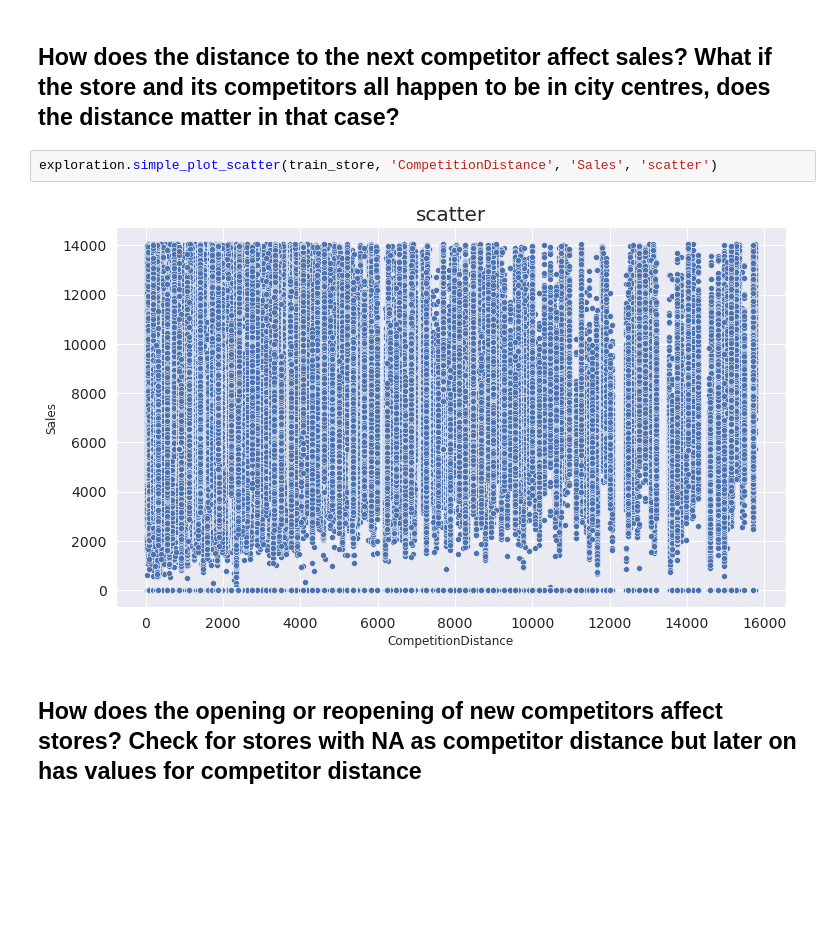
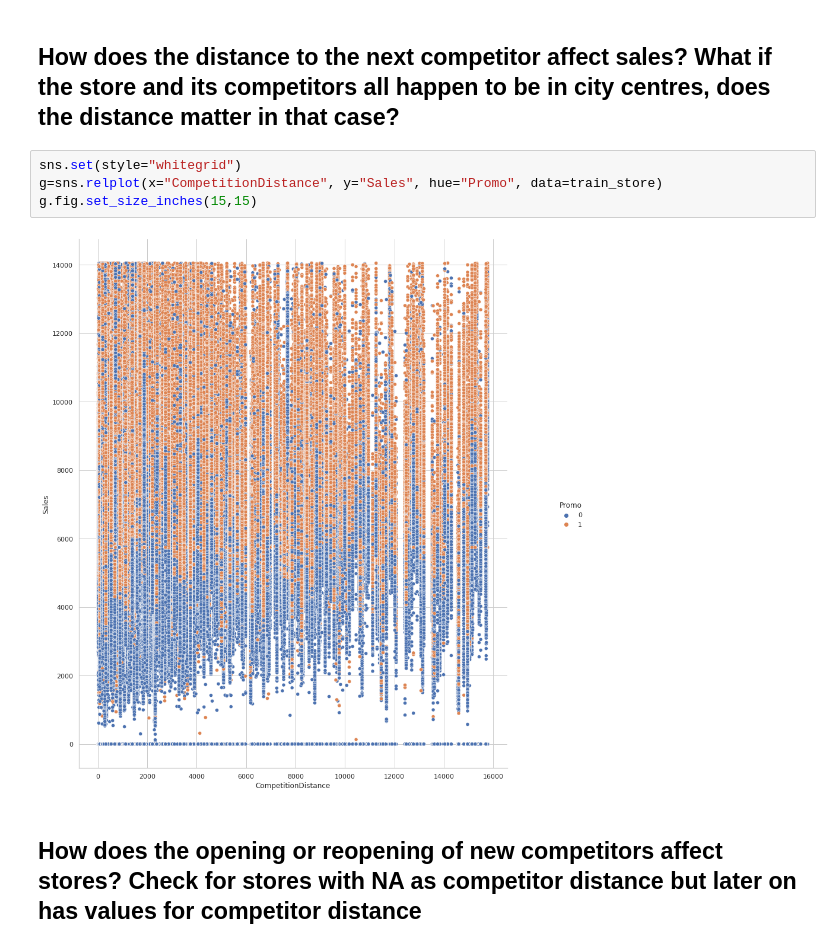
Before and after one commit to abel-blue/pharmaceutical-sales-prediction, a Jupyter notebook: notebooks/data_exploration.ipynb, the cells around one changed output. Cells and saved outputs as stored; diff of their text form; blank space fills up the shorter version.

```diff
--- a/notebooks/data_exploration.ipynb
+++ b/notebooks/data_exploration.ipynb
@@ -350,9 +350,11 @@ sns.barplot(x='Assortment', y='Customers', data=train_store,  ax=axis2)
 [figure]
 # %% [markdown]
 ## How does the distance to the next competitor affect sales? What if the store and its competitors all happen to be in city centres, does the distance matter in that case?
-# %%
-exploration.simple_plot_scatter(train_store, 'CompetitionDistance', 'Sales', 'scatter')
-# %% [output]
-[figure, removed]
+# %%
+sns.set(style="whitegrid")
+g=sns.relplot(x="CompetitionDistance", y="Sales", hue="Promo", data=train_store)
+g.fig.set_size_inches(15,15)
+# %% [output]
+[figure, added]
 # %% [markdown]
 ## How does the opening or reopening of new competitors affect stores? Check for stores with NA as competitor distance but later on has values for competitor distance
```
Also changed, not shown: parts of 5 cells of this notebook.
